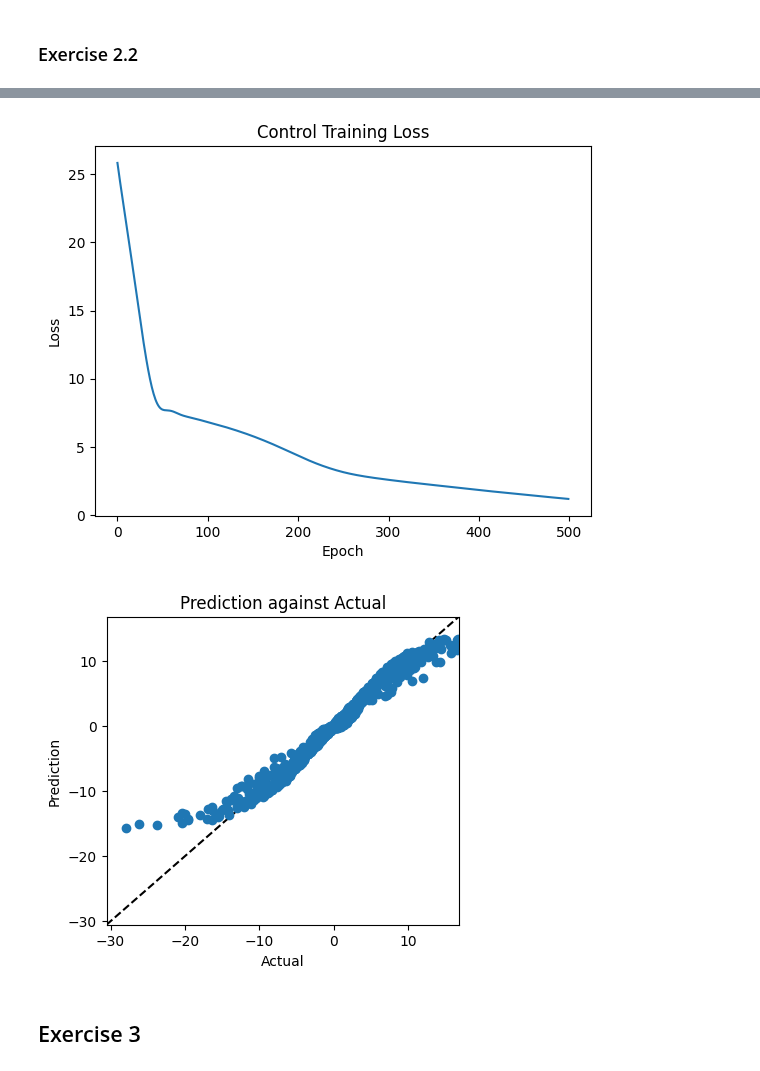
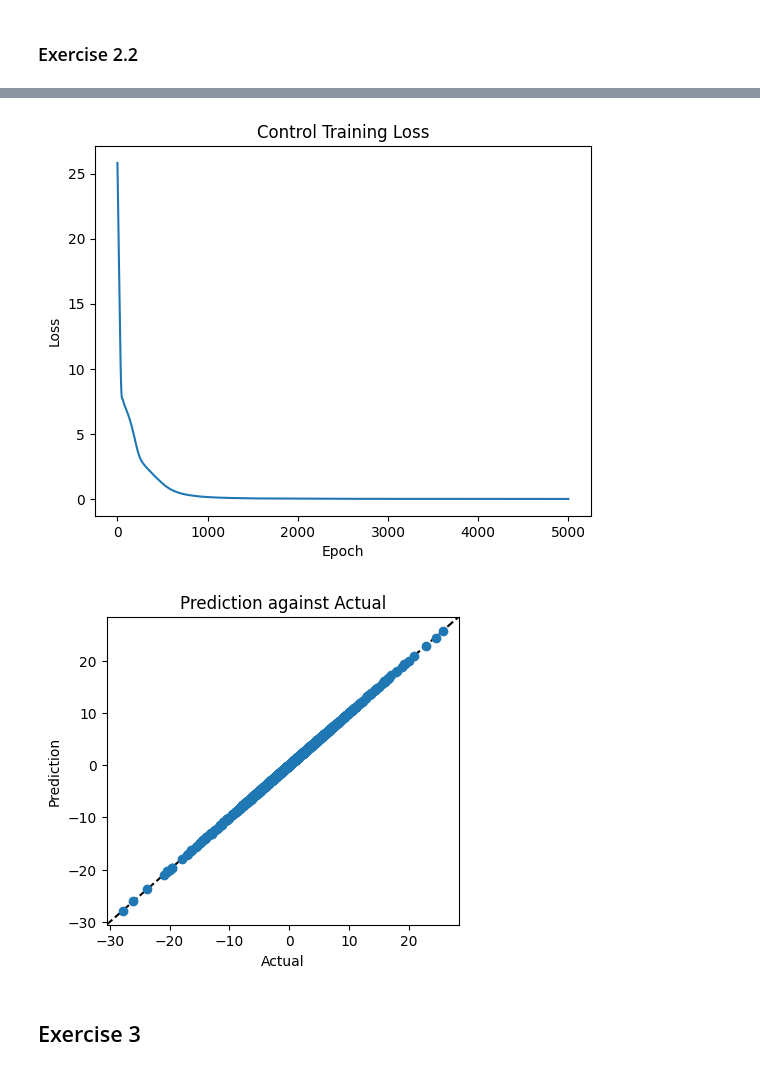
Before and after one commit to Kian-P/SCDAA, a Jupyter notebook: Exercises 2 and 3.ipynb, the cells around one changed output, grey strips where cells are left out. Saved outputs shown, nothing was run; the diff lists cells and outputs as text; code cells hidden in the pictures.

```diff
--- a/Exercises 2 and 3.ipynb
+++ b/Exercises 2 and 3.ipynb
@@ -359,8 +359,10 @@ control_optimizer = optim.Adam(control_network.parameters(), lr=0.001)  # Adam o
 
 control_training_losses = []
 
+num_epochs22 = 5000
+
 # Training loop for the control network
-for epoch in range(num_epochs):
+for epoch in range(num_epochs22):
     # Zero the parameter gradients
     control_optimizer.zero_grad()
 
@@ -382,7 +384,7 @@ for epoch in range(num_epochs):
     # Record and print the training loss
     control_training_losses.append(control_loss.item())
     if (epoch+1) % 100 == 0:
-        print(f'Epoch [{epoch+1}/{num_epochs}], Control Loss: {control_loss.item():.4f}')
+        print(f'Epoch [{epoch+1}/{num_epochs22}], Control Loss: {control_loss.item():.4f}')
 
 # After training, plot the training loss for the control network
 plt.plot(control_training_losses)
@@ -399,4 +413,4 @@ Epoch [500/500], Control Loss: 1.1936
-[figure, old version]
+[figure, new version]
 # %%
 # Plot actual vs prediction
 fig = plt.figure(figsize=(10, 4))
@@ -413,7 +427,7 @@ plt.ylabel('Prediction')
 plt.title('Prediction against Actual')
 plt.show()
 # %% [output]
-[figure, old version]
+[figure, new version]
 # %% [markdown]
 ## Exercise 3
 # %% [markdown]
```
Also changed, not shown: parts of 1 cell of this notebook.
